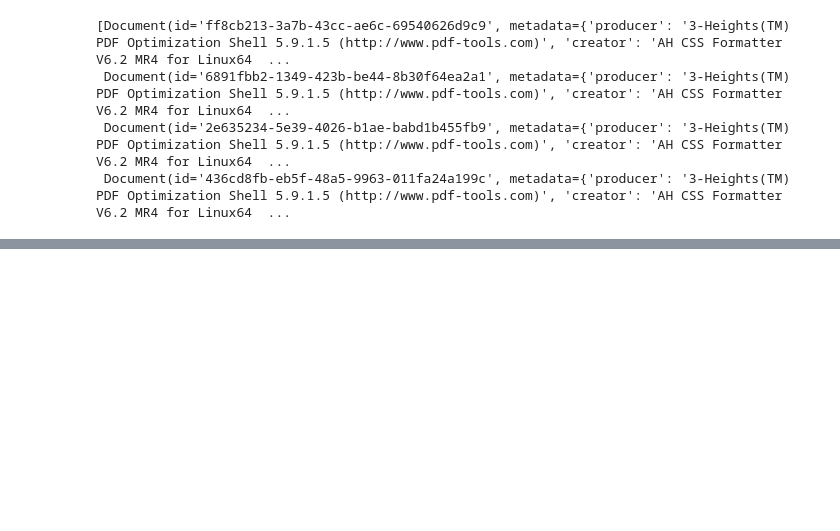
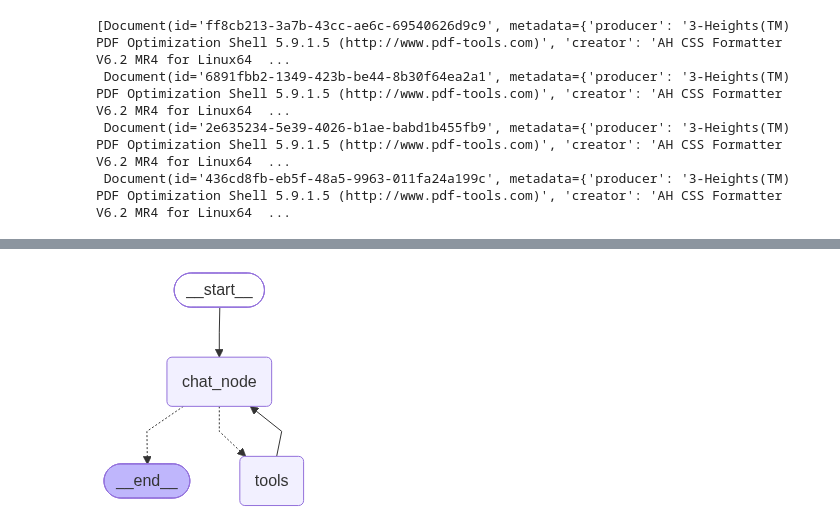
Before and after one commit to AvanindraBose/LangGraph-Learning, a Jupyter notebook: rag_using_langgraph.ipynb, the cells around one changed output, grey strips where cells are left out. Saved outputs shown, nothing was run; the diff lists cells and outputs as text; code cells hidden in the pictures; blank space fills up the shorter version.

Commit message:
Integrated RAG with Lang Graph

```diff
--- a/rag_using_langgraph.ipynb
+++ b/rag_using_langgraph.ipynb
@@ -145,0 +170,28 @@ retriever.invoke('What is a Decision Tree ?')
+# %%
+class ChatState(TypedDict):
+    messages: Annotated[list[BaseMessage], add_messages]
+# %%
+def chat_node(state: ChatState):
+
+    messages = state['messages']
+
+    response = llm_with_tools.invoke(messages)
+
+    return {'messages': [response]}
+# %%
+tool_node = ToolNode(tools)
+# %%
+graph = StateGraph(ChatState)
+
+graph.add_node('chat_node', chat_node)
+graph.add_node('tools', tool_node)
+
+graph.add_edge(START, 'chat_node')
+graph.add_conditional_edges('chat_node', tools_condition)
+graph.add_edge('tools', 'chat_node')
+
+chatbot = graph.compile()
+# %%
+chatbot
+# %% [output]
+[figure, added]
```
Also changed, not shown: parts of 5 cells of this notebook.
